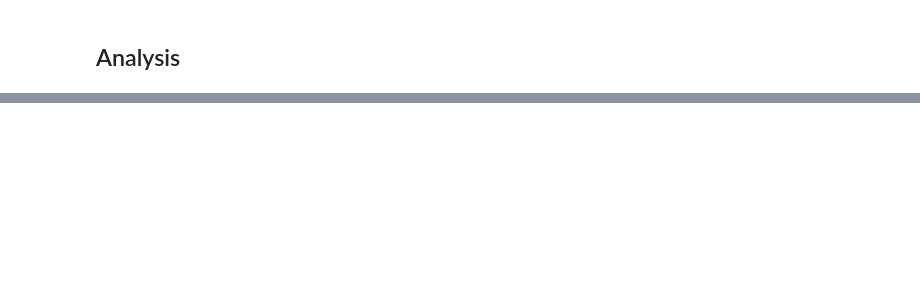
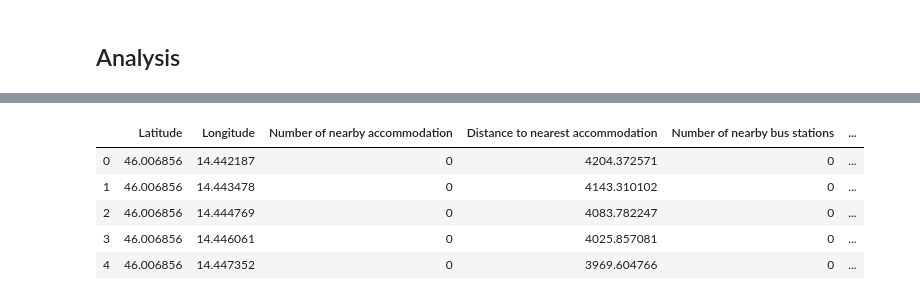
Before and after one commit to mkaste/Coursera_Capstone, a Jupyter notebook: Capstone_Project.ipynb, the cells around one changed output, grey strips where cells are left out. Cells and saved outputs as stored; diff of their text form; code cells hidden in the pictures; blank space fills up the shorter version.

```diff
--- a/Capstone_Project.ipynb
+++ b/Capstone_Project.ipynb
@@ -803,0 +532,19 @@ map_lj
+# %%
+walking_distance = 400 # meters, this corresponds to 5 minutes of walking.
+subgrid_unit = 100 # meters, this corresponds to a good minute of walking.
+
+# Within each grid area create a finer grid and calculate square centers of each subgrid square.
+# This will represent the potential accommodation locations.
+
+location_candidates = []
+for area in grid:
+    subgrid = generate_grid(area[0][0], area[0][1], grid_unit, subgrid_unit)
+    for subarea in subgrid:
+        subarea_center = calculate_square_center(subarea[0][0], subarea[0][1], subgrid_unit)
+        location_candidates.append(subarea_center)
+# %%
+# create a Dataframe of location candidates
+
+locations = pd.DataFrame(location_candidates, columns = ['Latitude', 'Longitude'])
+print("Number of location candidates before filtering:", len(locations))
+locations.head()
@@ -803,0 +592,33 @@ map_lj
+# %%
+# For each accommodation get the number of bus stations in walking distance and nearest bus station
+
+def get_number_of_nearby_bus_stations(row, radius=walking_distance):
+    count = 0
+    for lat, lon in zip(bus_stations['Latitude'], bus_stations['Longitude']):
+        dist = calculate_distance(row["Latitude"], row["Longitude"], lat, lon)
+        if dist > 0 and dist < radius:
+            count = count + 1
+    return count
+###
+
+def get_distance_to_nearest_bus_station(row):
+    min_distance = 100000
+    for lat, lon in zip(bus_stations['Latitude'], bus_stations['Longitude']):
+        dist = calculate_distance(row["Latitude"], row["Longitude"], lat, lon)
+
+        if dist > 0 and dist < min_distance:
+            min_distance = dist
+    return min_distance
+###
+
+locations['Number of nearby bus stations'] = locations.apply(lambda x: get_number_of_nearby_bus_stations(x), axis=1)
+locations['Distance to nearest bus station'] = locations.apply(lambda x: get_distance_to_nearest_bus_station(x), axis=1)
+# %%
+locations.head()
+# %% [output]
+|  | Latitude | Longitude | Number of nearby accommodation | Distance to nearest accommodation | Number of nearby bus stations | ... |
+| 0 | 46.006856 | 14.442187 | 0 | 4204.372571 | 0 | ... |
+| 1 | 46.006856 | 14.443478 | 0 | 4143.310102 | 0 | ... |
+| 2 | 46.006856 | 14.444769 | 0 | 4083.782247 | 0 | ... |
+| 3 | 46.006856 | 14.446061 | 0 | 4025.857081 | 0 | ... |
+| 4 | 46.006856 | 14.447352 | 0 | 3969.604766 | 0 | ... |
```
Also changed, not shown: parts of 82 cells of this notebook, 3 other files.
